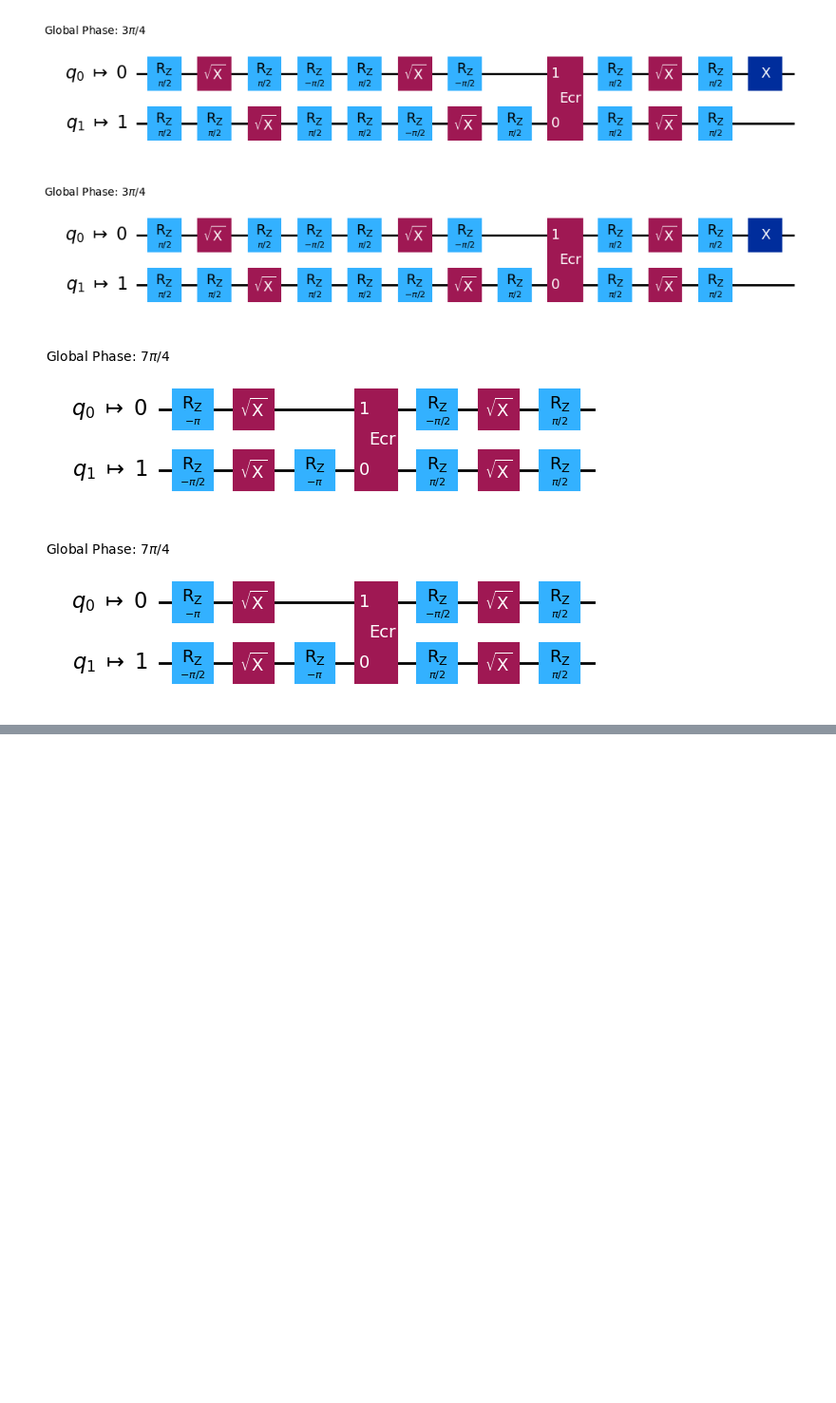
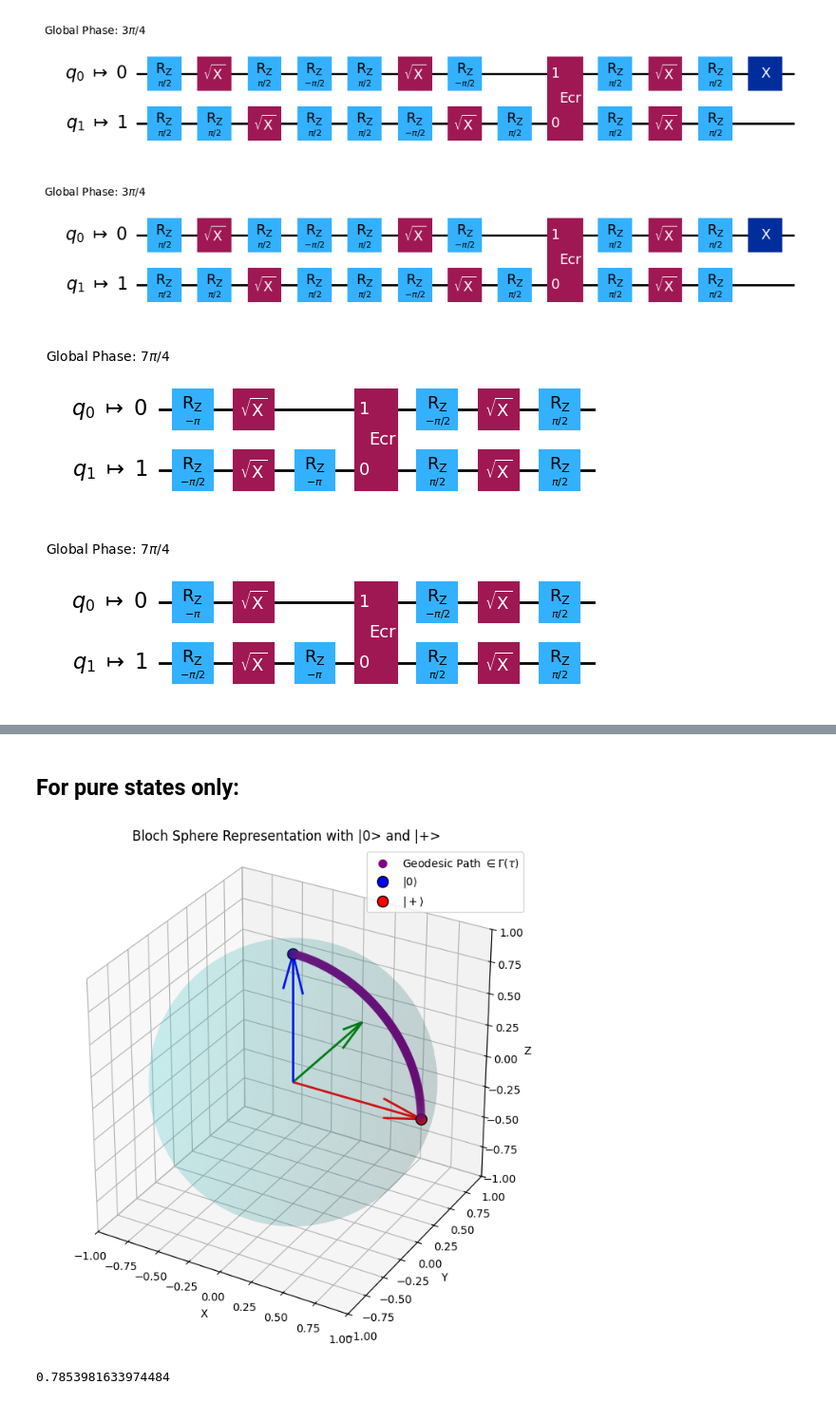
Before and after one commit to jervaal/Geodesics, a Jupyter notebook: geodesic_calculations.ipynb, the cells around one changed output, grey strips where cells are left out. Shown at 95% size. Cells and saved outputs as stored; diff of their text form; code cells hidden in the pictures; blank space fills up the shorter version.

```diff
--- a/geodesic_calculations.ipynb
+++ b/geodesic_calculations.ipynb
@@ -886,3 +883,5 @@ for element in isa_circuit.data:
   0.        +0.j        ]]
 [[0.+0.j 1.+0.j]
  [1.+0.j 0.+0.j]]
+# %% [markdown]
+## For pure states only:
@@ -888,0 +968,66 @@ for element in isa_circuit.data:
+# %%
+# Define basis states
+ket_zero = np.array([1, 0])  # |0>
+ket_plus = np.array([1, 1]) / np.sqrt(2)  # |+>
+
+# Convert quantum states to Bloch sphere coordinates
+def bloch_coords(state):
+    alpha, beta = state
+    x = 2 * np.real(np.conj(alpha) * beta)
+    y = 2 * np.imag(np.conj(alpha) * beta)
+    z = np.abs(alpha)**2 - np.abs(beta)**2
+    return np.array([x, y, z])
+
+# Compute Bloch vectors for geodesic states
+bloch_vectors = np.array([bloch_coords(state) for state in geodesic_zero_plus_curve])
+
+# Bloch vectors for |0> and |+>
+k0_bloch = bloch_coords(ket_zero)
+kplus_bloch = bloch_coords(ket_plus)
+
+# Plot the Bloch Sphere
+fig = plt.figure(figsize=(8, 8))
+ax = fig.add_subplot(111, projection='3d')
+
+# Draw the sphere
+u = np.linspace(0, 2 * np.pi, 100)
+v = np.linspace(0, np.pi, 50)
+X = np.outer(np.cos(u), np.sin(v))
+Y = np.outer(np.sin(u), np.sin(v))
+Z = np.outer(np.ones(np.size(u)), np.cos(v))
+ax.plot_surface(X, Y, Z, color='c', alpha=0.1)
+
+# Draw axes
+ax.quiver(0, 0, 0, 1, 0, 0, color='r', linewidth=2)  # x-axis (red)
+ax.quiver(0, 0, 0, 0, 1, 0, color='g', linewidth=2)  # y-axis (green)
+ax.quiver(0, 0, 0, 0, 0, 1, color='b', linewidth=2)  # z-axis (blue)
+
+# Plot Bloch vectors for geodesic
+ax.scatter(bloch_vectors[:, 0], bloch_vectors[:, 1], bloch_vectors[:, 2],
+           color='purple', s=50, label=r'Geodesic Path $\in \Gamma(\tau)$')
+# Plot |0> and |+>
+ax.scatter(*k0_bloch, color='blue', s=100, label=r'$|0\rangle$', edgecolors='black')
+ax.scatter(*kplus_bloch, color='red', s=100, label=r'$|+\rangle$', edgecolors='black')
+
+
+# Labels
+ax.set_xlabel('X')
+ax.set_ylabel('Y')
+ax.set_zlabel('Z')
+ax.set_title('Bloch Sphere Representation with |0> and |+>')
+
+# Set aspect ratio and limits
+ax.set_box_aspect([1, 1, 1])
+ax.set_xlim([-1, 1])
+ax.set_ylim([-1, 1])
+ax.set_zlim([-1, 1])
+
+# Show the legend
+plt.legend()
+plt.show()
+# %% [output]
+[figure, added]
+# %%
+print(geo_distance_zero_plus_FS )
+# %% [output]
+0.7853981633974484
```
Also changed, not shown: parts of 16 cells of this notebook.
